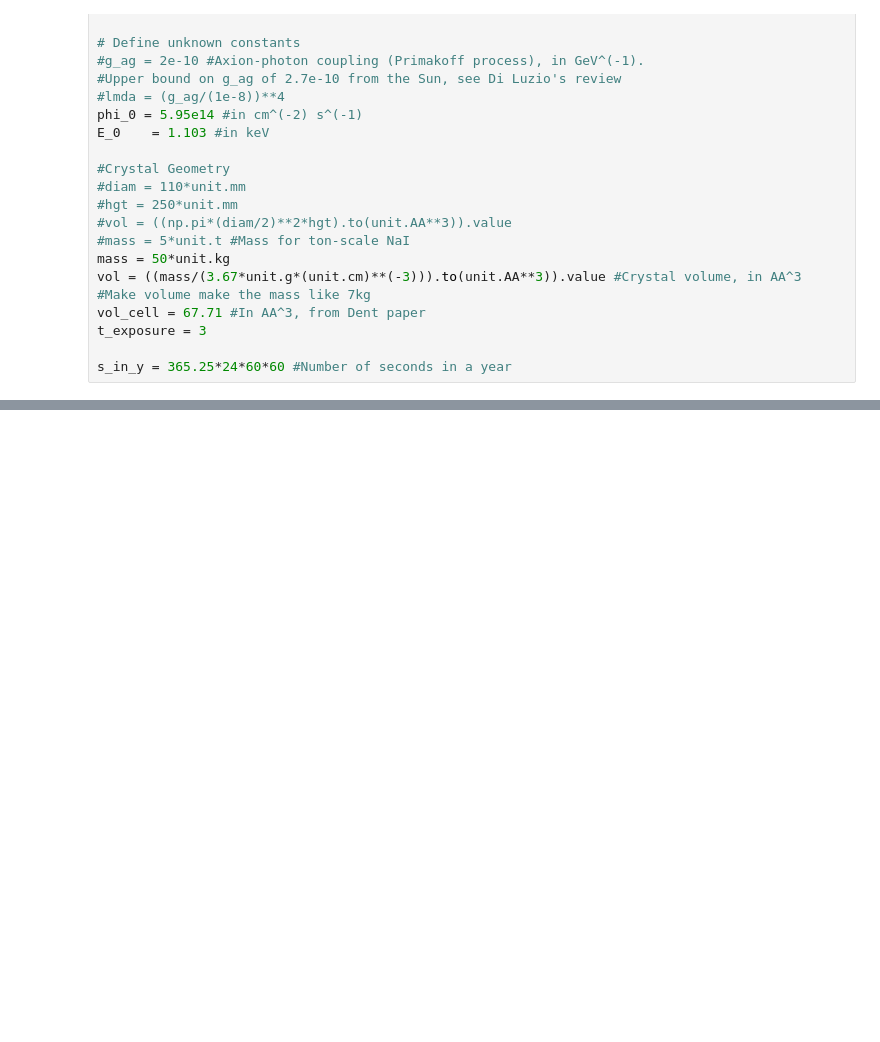
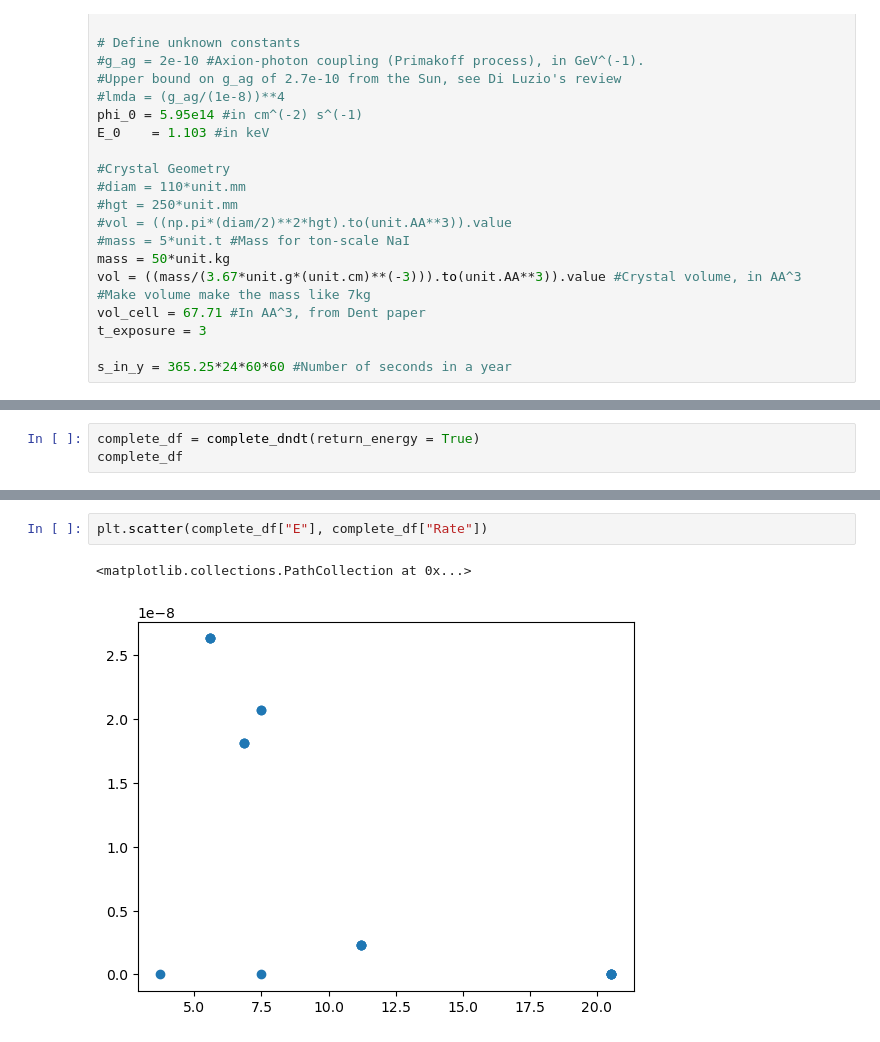
Before and after one commit to Taaseen-Islam-u7121940/Axion-Flux, a Jupyter notebook: Code/ensemble_v2.ipynb, the cells around one changed output, grey strips where cells are left out. Drawn from its saved outputs; the diff is of its cells as text; blank space fills up the shorter version.

```diff
--- a/Code/ensemble_v2.ipynb
+++ b/Code/ensemble_v2.ipynb
@@ -201,0 +189,3 @@ cpd_kg*273.0609341241546
+# %%
+complete_df = complete_dndt(return_energy = True)
+complete_df
@@ -202,3 +210,8 @@ cpd_kg*273.0609341241546
+# %%
+plt.scatter(complete_df["E"], complete_df["Rate"])
+# %% [output]
+<matplotlib.collections.PathCollection at 0x...>
+[figure, added]
 # %%
 phi_axis =  np.arange(0, 2*np.pi, 0.025)
 theta_axis = np.arange(0,np.pi,   0.025)
```
Also changed, not shown: parts of 22 cells of this notebook, 6 other files.
